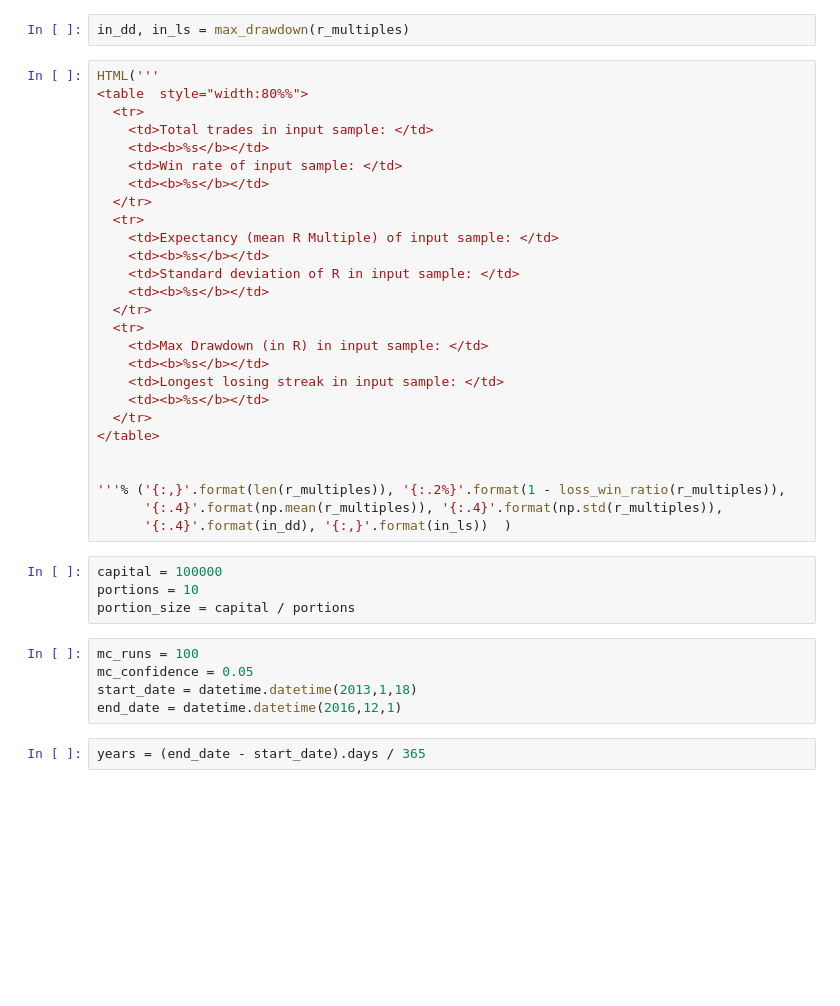
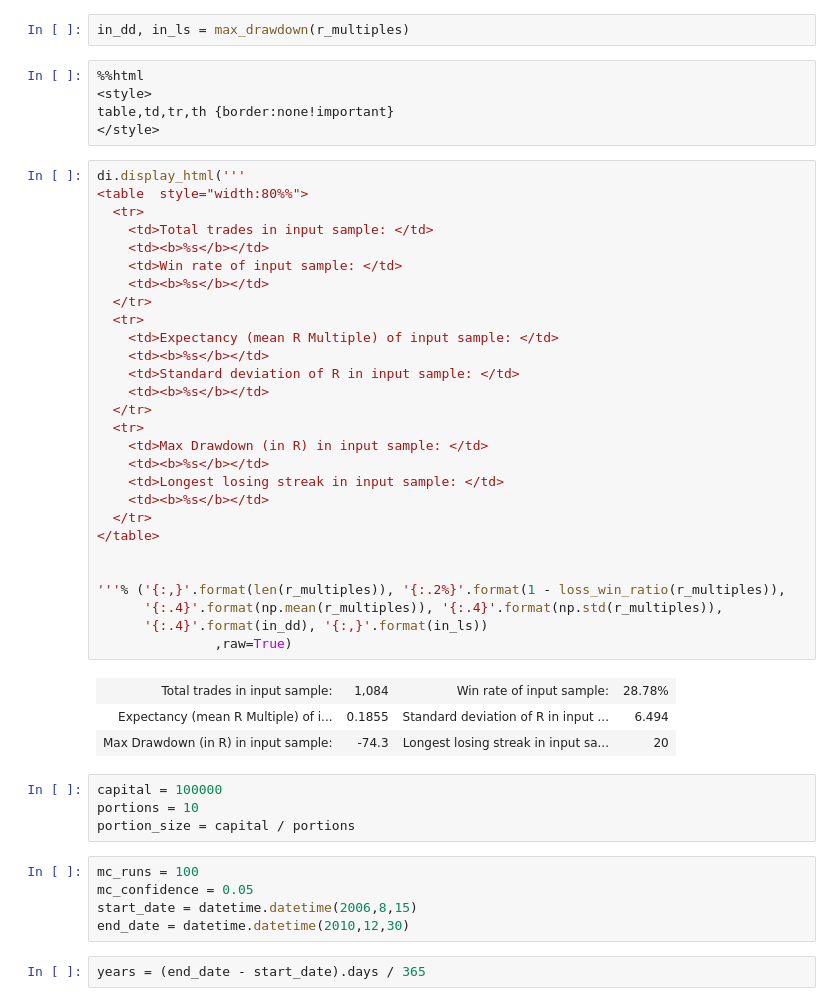
Before and after one commit to homydeth/trading, a Jupyter notebook: Trading_System_Portfolio_test.ipynb, the cells around one changed output. Saved outputs shown, nothing was run; the diff lists cells and outputs as text; blank space fills up the shorter version.

Commit message:
Fix for HTML cells not displaying when notebook exported as HTML

```diff
--- a/Trading_System_Portfolio_test.ipynb
+++ b/Trading_System_Portfolio_test.ipynb
@@ -470,33 +471,43 @@ iplot(r_dist_plot)
 [interactive output not drawn]
 # %%
 in_dd, in_ls = max_drawdown(r_multiples)
+# %%
+%%html
+<style>
+table,td,tr,th {border:none!important}
+</style>
 # %%
-HTML('''
+di.display_html('''
 <table  style="width:80%%">
   <tr>
     <td>Total trades in input sample: </td>
     <td><b>%s</b></td>
     <td>Win rate of input sample: </td>
     <td><b>%s</b></td>
   </tr>
   <tr>
     <td>Expectancy (mean R Multiple) of input sample: </td>
     <td><b>%s</b></td>
     <td>Standard deviation of R in input sample: </td>
     <td><b>%s</b></td>
   </tr>
   <tr>
     <td>Max Drawdown (in R) in input sample: </td>
     <td><b>%s</b></td>
     <td>Longest losing streak in input sample: </td>
     <td><b>%s</b></td>
   </tr>
 </table>
 
 
 '''% ('{:,}'.format(len(r_multiples)), '{:.2%}'.format(1 - loss_win_ratio(r_multiples)),
       '{:.4}'.format(np.mean(r_multiples)), '{:.4}'.format(np.std(r_multiples)),
-      '{:.4}'.format(in_dd), '{:,}'.format(in_ls))  )
+      '{:.4}'.format(in_dd), '{:,}'.format(in_ls))
+               ,raw=True)
+# %% [output]
+| Total trades in input sample: | 1,084 | Win rate of input sample: | 28.78% |
+| Expectancy (mean R Multiple) of i... | 0.1855 | Standard deviation of R in input ... | 6.494 |
+| Max Drawdown (in R) in input sample: | -74.3 | Longest losing streak in input sa... | 20 |
 # %%
 capital = 100000
 portions = 10
@@ -504,8 +515,8 @@ portion_size = capital / portions
 # %%
 mc_runs = 100
 mc_confidence = 0.05
-start_date = datetime.datetime(2013,1,18)
-end_date = datetime.datetime(2016,12,1)
+start_date = datetime.datetime(2006,8,15)
+end_date = datetime.datetime(2010,12,30)
 # %%
 years = (end_date - start_date).days / 365
 # %%
```
Also changed, not shown: parts of 6 cells of this notebook.
